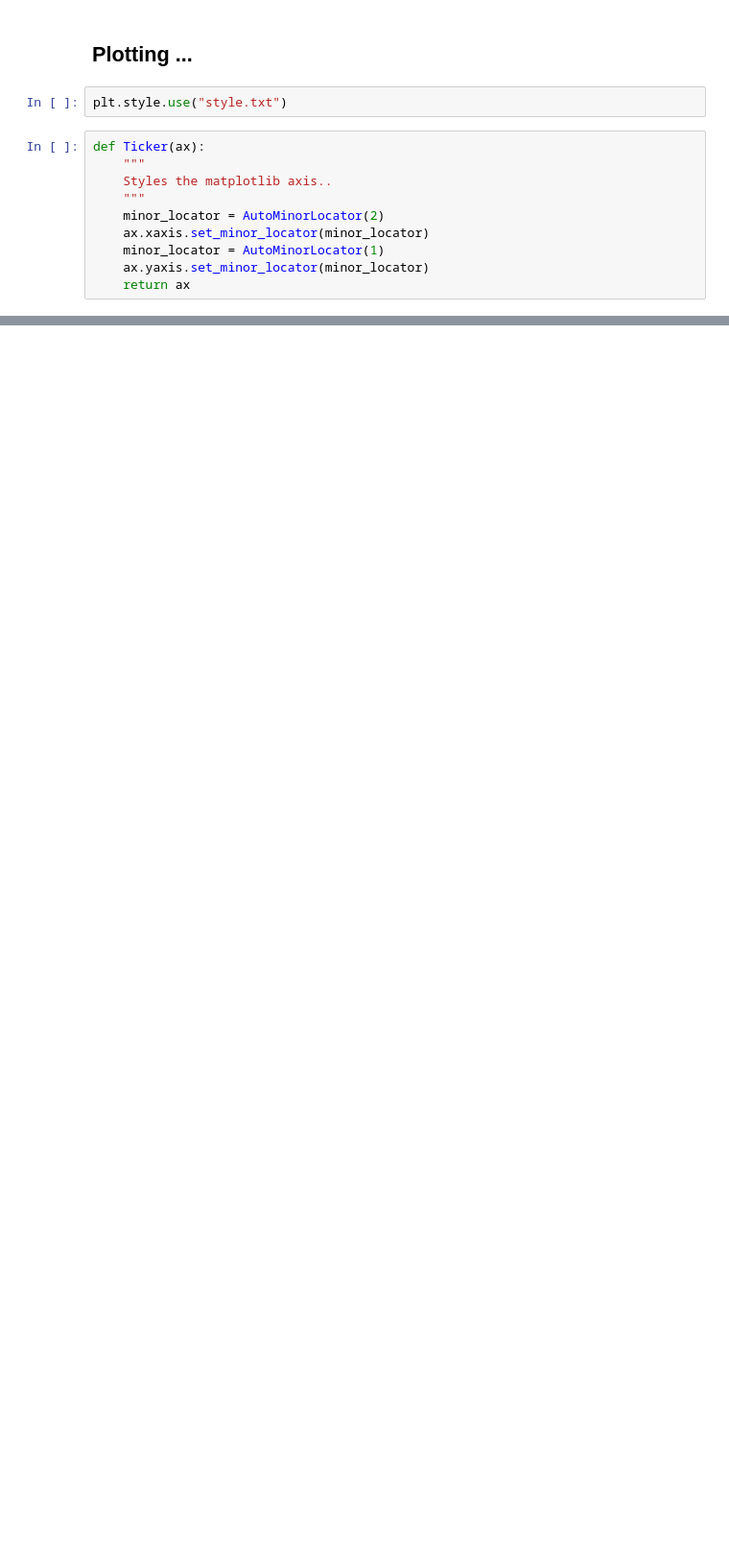
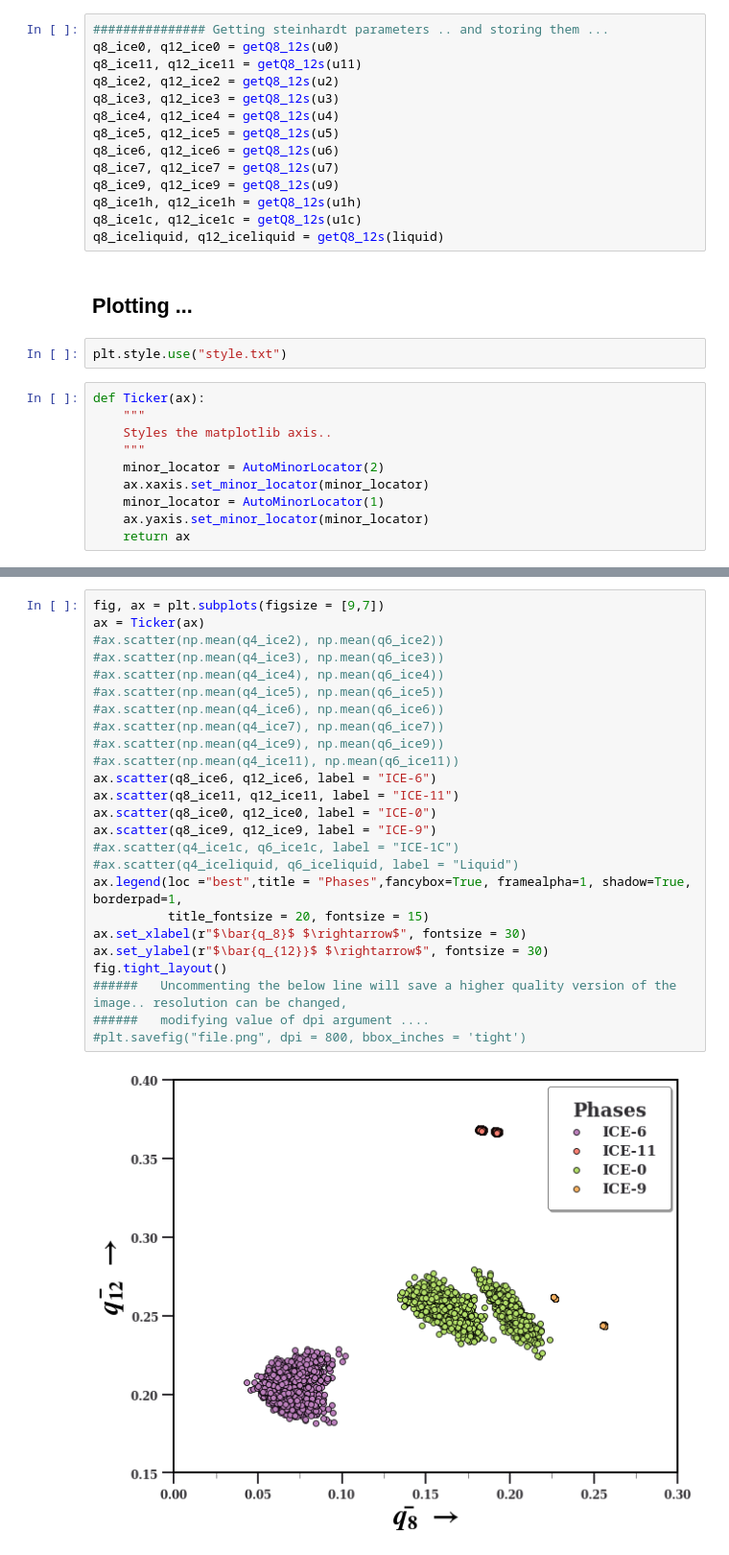
Before and after one commit to dmighty007/Project_Uma, a Jupyter notebook: NoteBooks/Pyscal Order.ipynb, the cells around one changed output, grey strips where cells are left out. Shown at 96% size. Drawn from its saved outputs; the diff is of its cells as text; blank space fills up the shorter version.

```diff
--- a/NoteBooks/Pyscal Order.ipynb
+++ b/NoteBooks/Pyscal Order.ipynb
@@ -86,3 +106,17 @@ q4_iceliquid, q6_iceliquid = getQs(liquid)
+# %%
+############### Getting steinhardt parameters .. and storing them ...
+q8_ice0, q12_ice0 = getQ8_12s(u0)
+q8_ice11, q12_ice11 = getQ8_12s(u11)
+q8_ice2, q12_ice2 = getQ8_12s(u2)
+q8_ice3, q12_ice3 = getQ8_12s(u3)
+q8_ice4, q12_ice4 = getQ8_12s(u4)
+q8_ice5, q12_ice5 = getQ8_12s(u5)
+q8_ice6, q12_ice6 = getQ8_12s(u6)
+q8_ice7, q12_ice7 = getQ8_12s(u7)
+q8_ice9, q12_ice9 = getQ8_12s(u9)
+q8_ice1h, q12_ice1h = getQ8_12s(u1h)
+q8_ice1c, q12_ice1c = getQ8_12s(u1c)
+q8_iceliquid, q12_iceliquid = getQ8_12s(liquid)
 # %% [markdown]
 ## Plotting ...
 # %%
@@ -123,0 +158,27 @@ fig.tight_layout()
+# %%
+fig, ax = plt.subplots(figsize = [9,7])
+ax = Ticker(ax)
+#ax.scatter(np.mean(q4_ice2), np.mean(q6_ice2))
+#ax.scatter(np.mean(q4_ice3), np.mean(q6_ice3))
+#ax.scatter(np.mean(q4_ice4), np.mean(q6_ice4))
+#ax.scatter(np.mean(q4_ice5), np.mean(q6_ice5))
+#ax.scatter(np.mean(q4_ice6), np.mean(q6_ice6))
+#ax.scatter(np.mean(q4_ice7), np.mean(q6_ice7))
+#ax.scatter(np.mean(q4_ice9), np.mean(q6_ice9))
+#ax.scatter(np.mean(q4_ice11), np.mean(q6_ice11))
+ax.scatter(q8_ice6, q12_ice6, label = "ICE-6")
+ax.scatter(q8_ice11, q12_ice11, label = "ICE-11")
+ax.scatter(q8_ice0, q12_ice0, label = "ICE-0")
+ax.scatter(q8_ice9, q12_ice9, label = "ICE-9")
+#ax.scatter(q4_ice1c, q6_ice1c, label = "ICE-1C")
+#ax.scatter(q4_iceliquid, q6_iceliquid, label = "Liquid")
+ax.legend(loc ="best",title = "Phases",fancybox=True, framealpha=1, shadow=True, borderpad=1,
+          title_fontsize = 20, fontsize = 15)
+ax.set_xlabel(r"$\bar{q_8}$ $\rightarrow$", fontsize = 30)
+ax.set_ylabel(r"$\bar{q_{12}}$ $\rightarrow$", fontsize = 30)
+fig.tight_layout()
+######   Uncommenting the below line will save a higher quality version of the image.. resolution can be changed,
+######   modifying value of dpi argument ....
+#plt.savefig("file.png", dpi = 800, bbox_inches = 'tight')
+# %% [output]
+[figure, added]
```
Also changed, not shown: parts of 4 cells of this notebook.
